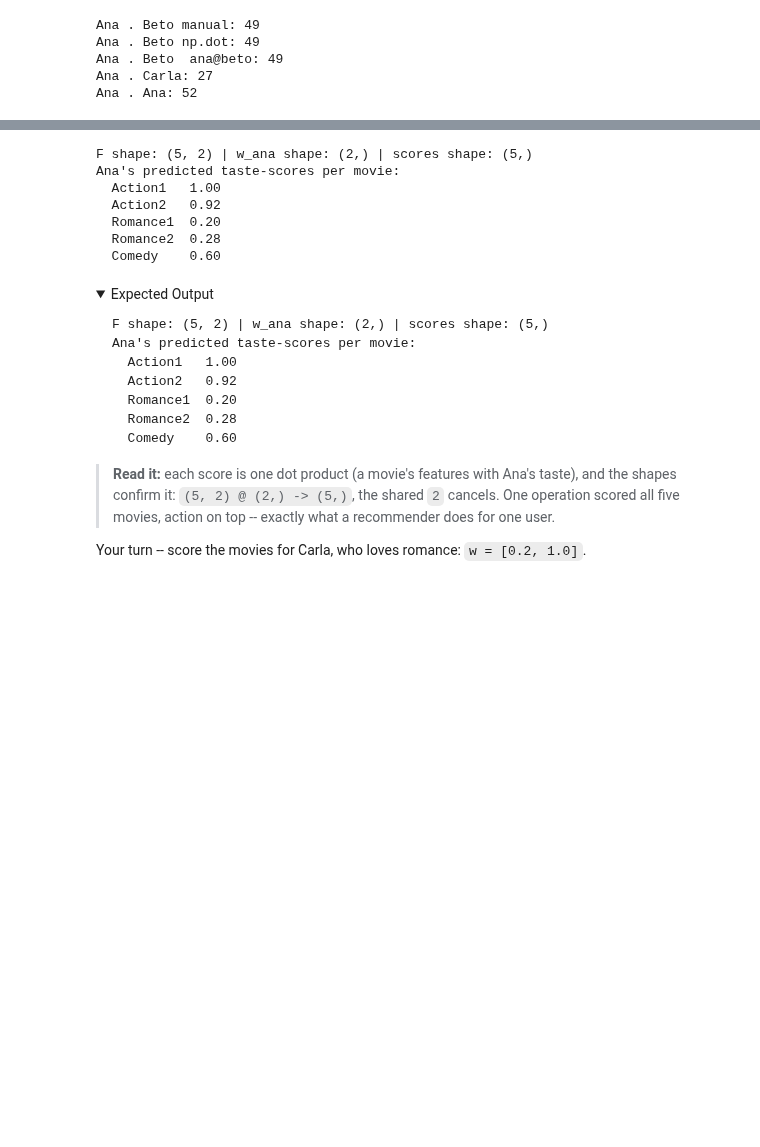
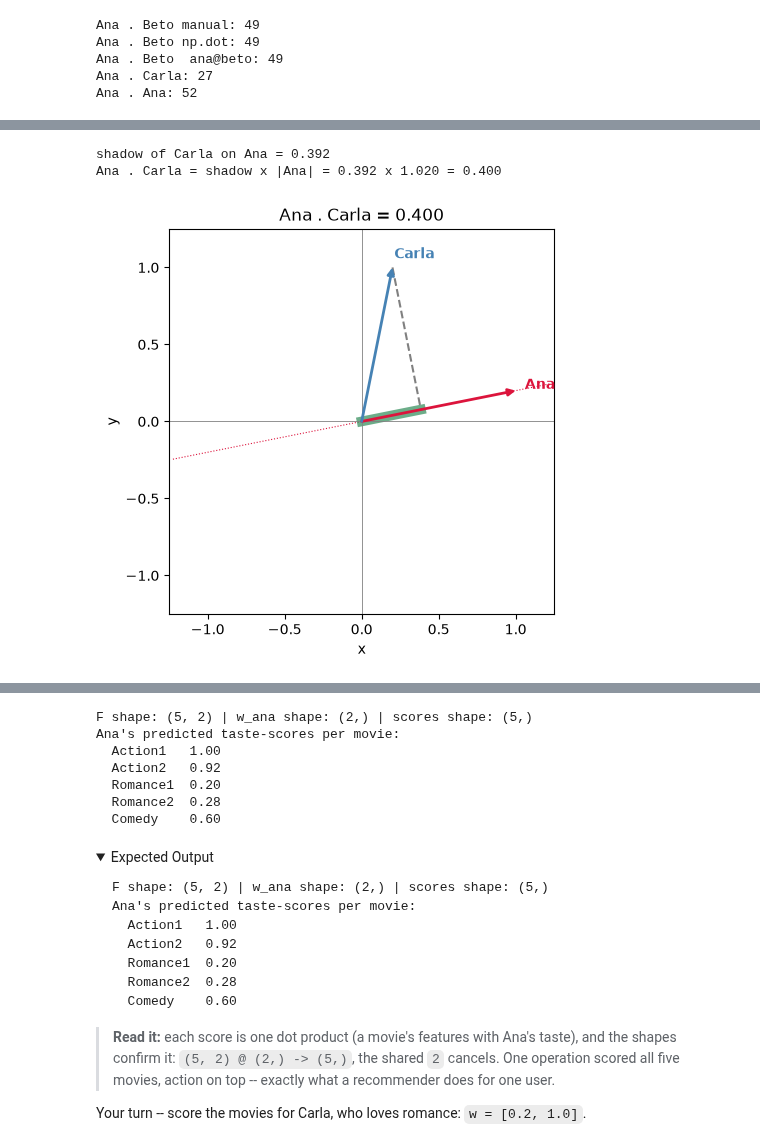
Before and after one commit to devomh/cdat4001-2026, a Jupyter notebook: foundations/l18_lab_linear_algebra.ipynb, the cells around one changed output, grey strips where cells are left out. Saved outputs shown, nothing was run; the diff lists cells and outputs as text; code cells hidden in the pictures; folded sections open; blank space fills up the shorter version.

```diff
--- a/foundations/l18_lab_linear_algebra.ipynb
+++ b/foundations/l18_lab_linear_algebra.ipynb
@@ -115,0 +310,6 @@ by the vectors' lengths, leaving only the angle:
+# %%
+show_shadow(carla_t, ana_t, names=("Carla", "Ana"))
+# %% [output]
+shadow of Carla on Ana = 0.392
+Ana . Carla = shadow x |Ana| = 0.392 x 1.020 = 0.400
+[figure, added]
```
Also changed, not shown: parts of 52 cells of this notebook, 10 other files.
